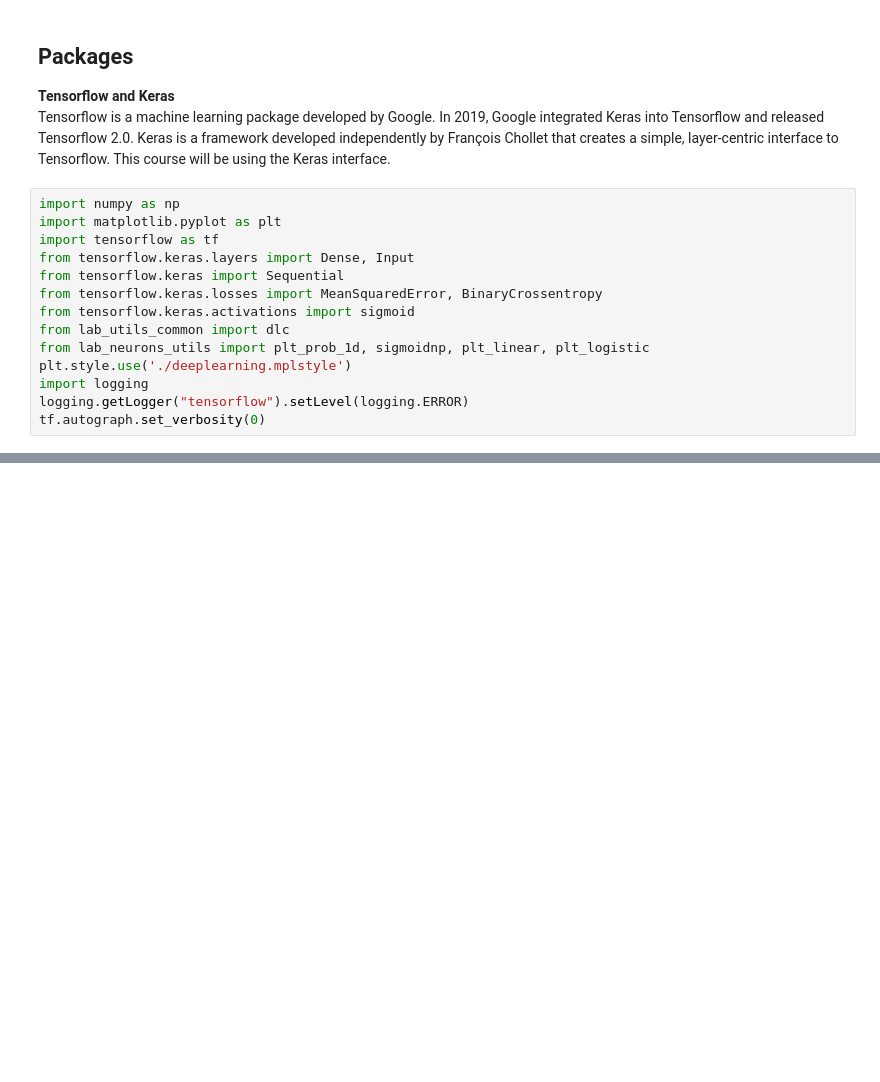
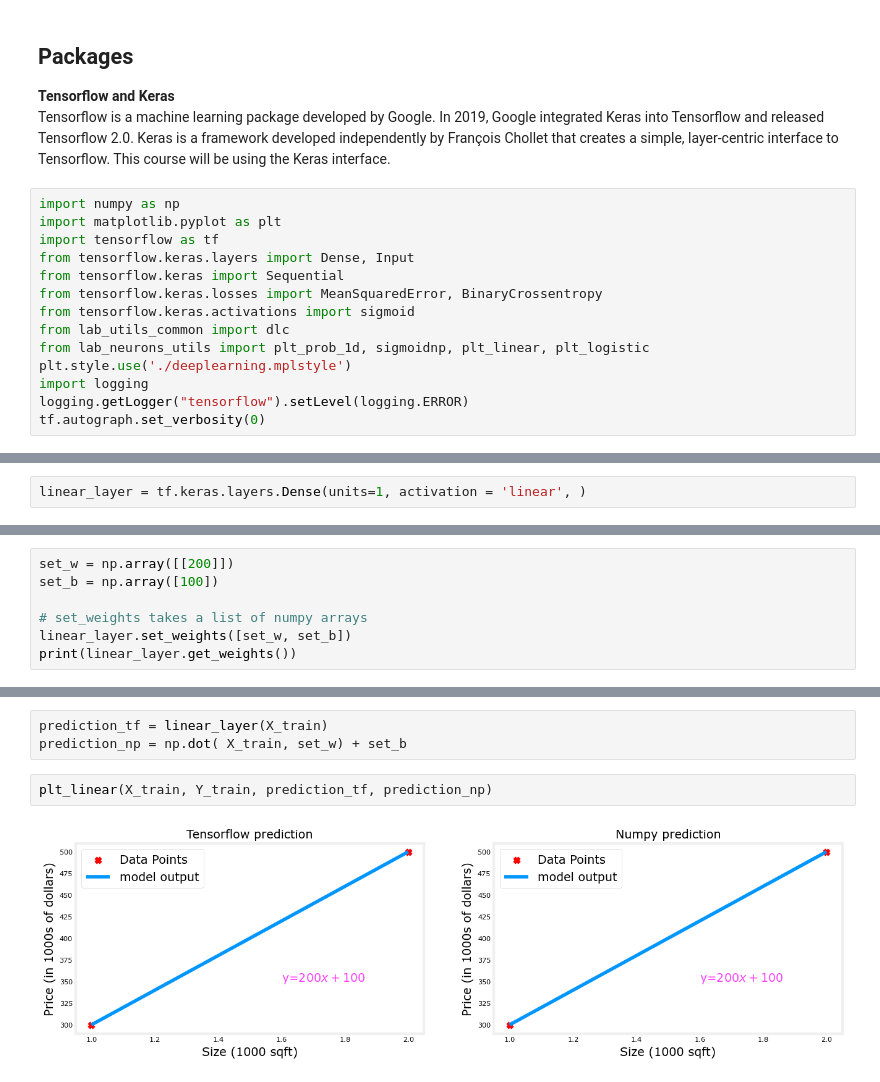
Before and after one commit to beshoyraafat20/Advanced-Learning-Algorithms, a Jupyter notebook: week1/Lab01_Neurons_and_Layers.ipynb, the cells around one changed output, grey strips where cells are left out. Cells and saved outputs as stored; diff of their text form; blank space fills up the shorter version.

```diff
--- a/week1/Lab01_Neurons_and_Layers.ipynb
+++ b/week1/Lab01_Neurons_and_Layers.ipynb
@@ -26,0 +50,2 @@ tf.autograph.set_verbosity(0)
+# %%
+linear_layer = tf.keras.layers.Dense(units=1, activation = 'linear', )
@@ -26,0 +82,7 @@ tf.autograph.set_verbosity(0)
+# %%
+set_w = np.array([[200]])
+set_b = np.array([100])
+
+# set_weights takes a list of numpy arrays
+linear_layer.set_weights([set_w, set_b])
+print(linear_layer.get_weights())
@@ -26,0 +101,7 @@ tf.autograph.set_verbosity(0)
+# %%
+prediction_tf = linear_layer(X_train)
+prediction_np = np.dot( X_train, set_w) + set_b
+# %%
+plt_linear(X_train, Y_train, prediction_tf, prediction_np)
+# %% [output]
+[figure, added]
```
Also changed, not shown: parts of 16 cells of this notebook.
